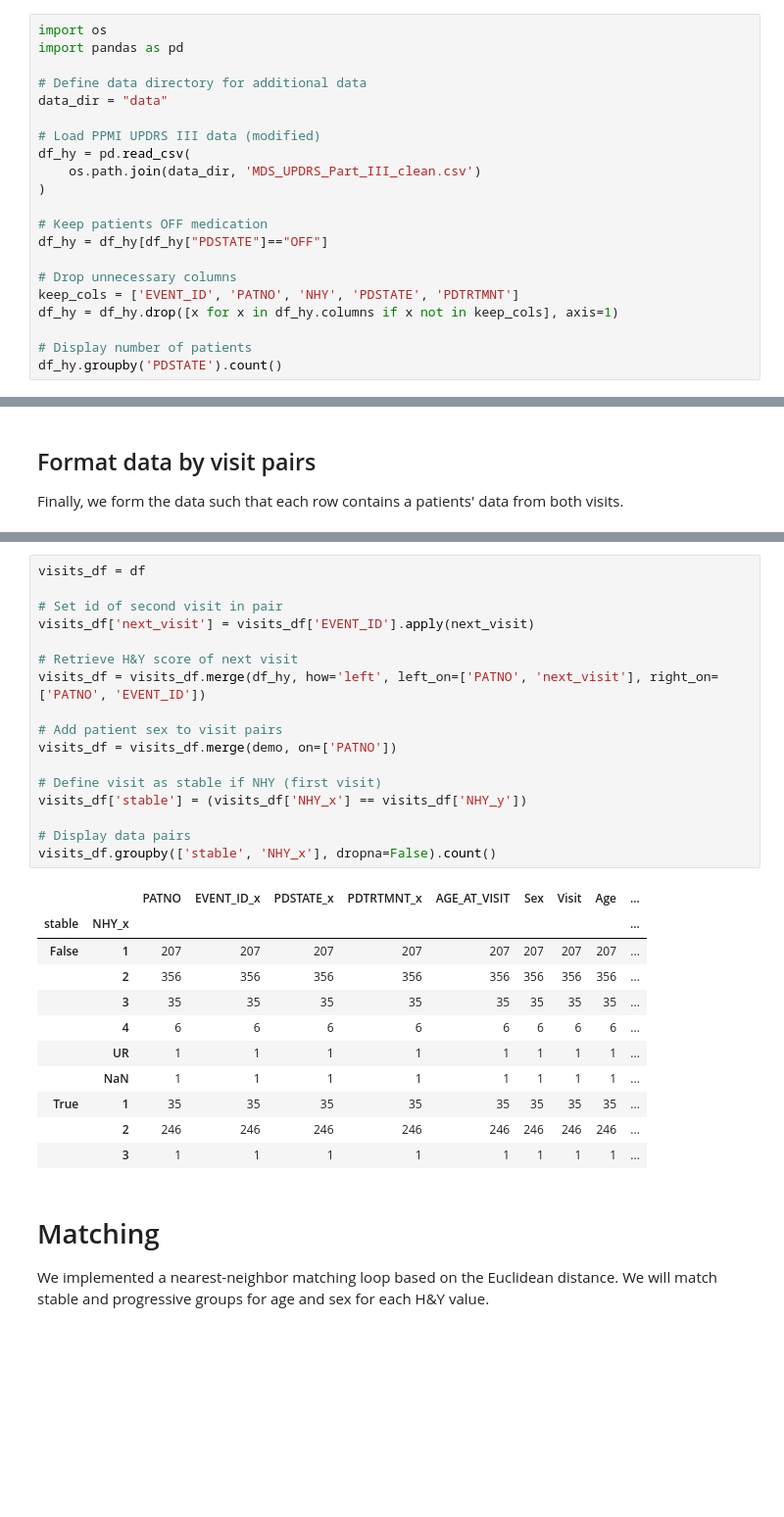
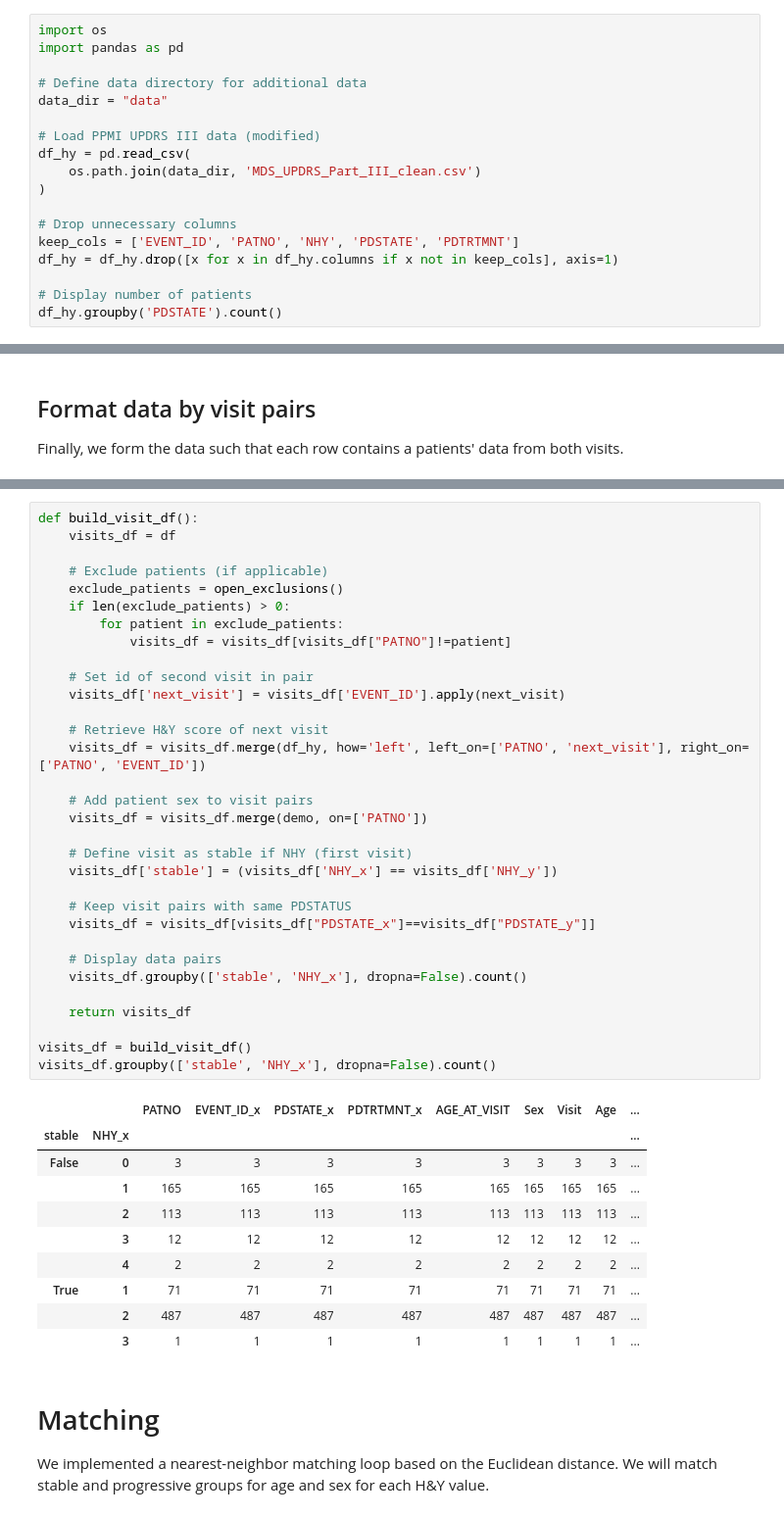
Before and after one commit to LivingPark-MRI/shu-etal, a Jupyter notebook: shu-etal.ipynb, the cells around one changed output, grey strips where cells are left out. Shown at 98% size. Drawn from its saved outputs; the diff is of its cells as text; blank space fills up the shorter version.

```diff
--- a/shu-etal.ipynb
+++ b/shu-etal.ipynb
@@ -102,9 +102,6 @@ df_hy = pd.read_csv(
     os.path.join(data_dir, 'MDS_UPDRS_Part_III_clean.csv')
 )
 
-# Keep patients OFF medication
-df_hy = df_hy[df_hy["PDSTATE"]=="OFF"]
-
 # Drop unnecessary columns
 keep_cols = ['EVENT_ID', 'PATNO', 'NHY', 'PDSTATE', 'PDTRTMNT']
 df_hy = df_hy.drop([x for x in df_hy.columns if x not in keep_cols], axis=1)
@@ -252,31 +281,45 @@ def next_visit(x):
 # %%
-visits_df = df
+def build_visit_df():
+    visits_df = df
 
-# Set id of second visit in pair
-visits_df['next_visit'] = visits_df['EVENT_ID'].apply(next_visit)
+    # Exclude patients (if applicable)
+    exclude_patients = open_exclusions()
+    if len(exclude_patients) > 0:
+        for patient in exclude_patients:
+            visits_df = visits_df[visits_df["PATNO"]!=patient]
 
-# Retrieve H&Y score of next visit
-visits_df = visits_df.merge(df_hy, how='left', left_on=['PATNO', 'next_visit'], right_on=['PATNO', 'EVENT_ID'])
+    # Set id of second visit in pair
+    visits_df['next_visit'] = visits_df['EVENT_ID'].apply(next_visit)
 
-# Add patient sex to visit pairs
-visits_df = visits_df.merge(demo, on=['PATNO'])
+    # Retrieve H&Y score of next visit
+    visits_df = visits_df.merge(df_hy, how='left', left_on=['PATNO', 'next_visit'], right_on=['PATNO', 'EVENT_ID'])
 
-# Define visit as stable if NHY (first visit)
-visits_df['stable'] = (visits_df['NHY_x'] == visits_df['NHY_y'])
+    # Add patient sex to visit pairs
+    visits_df = visits_df.merge(demo, on=['PATNO'])
 
-# Display data pairs
+    # Define visit as stable if NHY (first visit)
+    visits_df['stable'] = (visits_df['NHY_x'] == visits_df['NHY_y'])
+
+    # Keep visit pairs with same PDSTATUS
+    visits_df = visits_df[visits_df["PDSTATE_x"]==visits_df["PDSTATE_y"]]
+
+    # Display data pairs
+    visits_df.groupby(['stable', 'NHY_x'], dropna=False).count()
+
+    return visits_df
+
+visits_df = build_visit_df()
 visits_df.groupby(['stable', 'NHY_x'], dropna=False).count()
 # %% [output]
 |  |  | PATNO | EVENT_ID_x | PDSTATE_x | PDTRTMNT_x | AGE_AT_VISIT | Sex | Visit | Age | ... |
 | stable | NHY_x |  |  |  |  |  |  |  |  | ... |
-| False | 1 | 207 | 207 | 207 | 207 | 207 | 207 | 207 | 207 | ... |
-|  | 2 | 356 | 356 | 356 | 356 | 356 | 356 | 356 | 356 | ... |
-|  | 3 | 35 | 35 | 35 | 35 | 35 | 35 | 35 | 35 | ... |
-|  | 4 | 6 | 6 | 6 | 6 | 6 | 6 | 6 | 6 | ... |
-|  | UR | 1 | 1 | 1 | 1 | 1 | 1 | 1 | 1 | ... |
-|  | NaN | 1 | 1 | 1 | 1 | 1 | 1 | 1 | 1 | ... |
-| True | 1 | 35 | 35 | 35 | 35 | 35 | 35 | 35 | 35 | ... |
-|  | 2 | 246 | 246 | 246 | 246 | 246 | 246 | 246 | 246 | ... |
+| False | 0 | 3 | 3 | 3 | 3 | 3 | 3 | 3 | 3 | ... |
+|  | 1 | 165 | 165 | 165 | 165 | 165 | 165 | 165 | 165 | ... |
+|  | 2 | 113 | 113 | 113 | 113 | 113 | 113 | 113 | 113 | ... |
+|  | 3 | 12 | 12 | 12 | 12 | 12 | 12 | 12 | 12 | ... |
+|  | 4 | 2 | 2 | 2 | 2 | 2 | 2 | 2 | 2 | ... |
+| True | 1 | 71 | 71 | 71 | 71 | 71 | 71 | 71 | 71 | ... |
+|  | 2 | 487 | 487 | 487 | 487 | 487 | 487 | 487 | 487 | ... |
 |  | 3 | 1 | 1 | 1 | 1 | 1 | 1 | 1 | 1 | ... |
 # %% [markdown]
 # Matching
```
Also changed, not shown: parts of 28 cells of this notebook, 2 other files.
